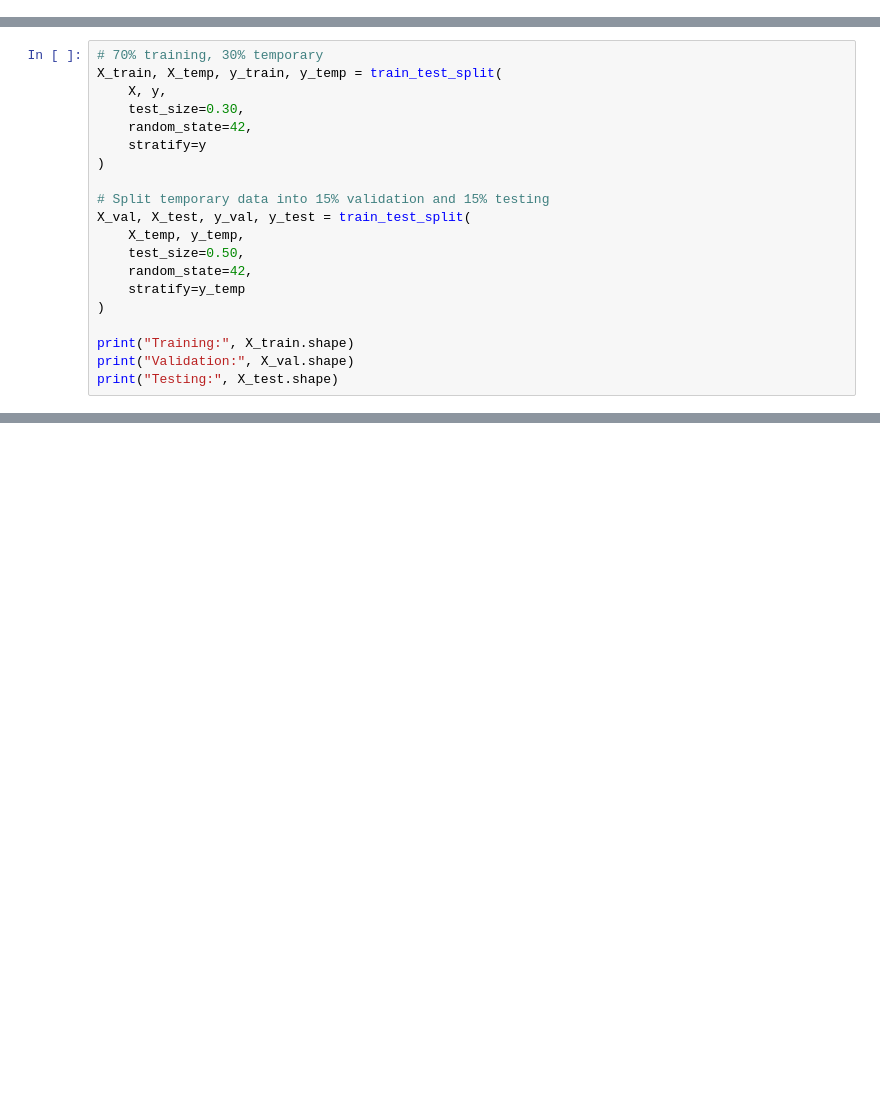
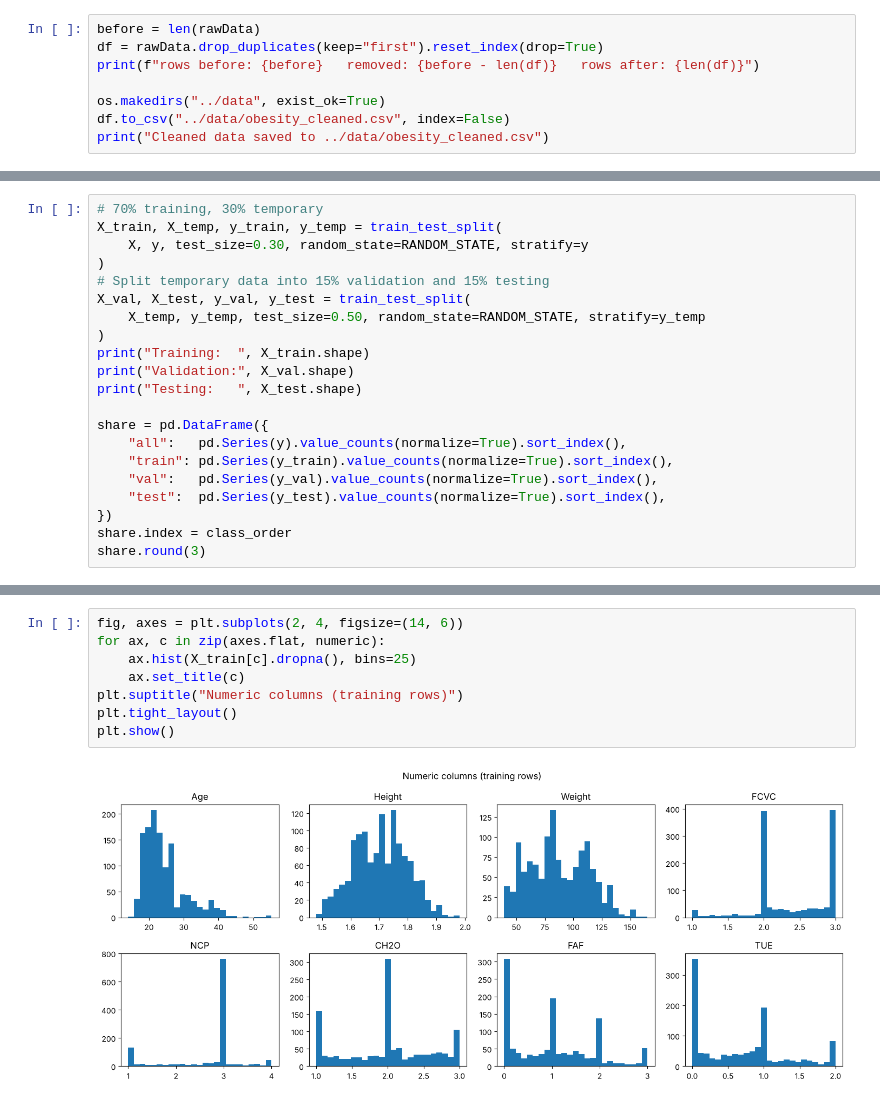
Before and after one commit to f26-sjsu-cmpe188/group8_project, a Jupyter notebook: notebooks/01_data_exploration_preprocessing.ipynb, the cells around one changed output, grey strips where cells are left out. Saved outputs shown, nothing was run; the diff lists cells and outputs as text; blank space fills up the shorter version.

Commit message:
Finish preprocessing notebook: fix bugs, add EDA, fitted preprocessor, save train/val/test

```diff
--- a/notebooks/01_data_exploration_preprocessing.ipynb
+++ b/notebooks/01_data_exploration_preprocessing.ipynb
@@ -66,0 +112,8 @@ Now we split the data (70/15/15) - this can be changed if preferred
+# %%
+before = len(rawData)
+df = rawData.drop_duplicates(keep="first").reset_index(drop=True)
+print(f"rows before: {before}   removed: {before - len(df)}   rows after: {len(df)}")
+
+os.makedirs("../data", exist_ok=True)
+df.to_csv("../data/obesity_cleaned.csv", index=False)
+print("Cleaned data saved to ../data/obesity_cleaned.csv")
@@ -67,20 +192,21 @@ Now we split the data (70/15/15) - this can be changed if preferred
 # %%
 # 70% training, 30% temporary
 X_train, X_temp, y_train, y_temp = train_test_split(
-    X, y,
-    test_size=0.30,
-    random_state=42,
-    stratify=y
+    X, y, test_size=0.30, random_state=RANDOM_STATE, stratify=y
 )
-
 # Split temporary data into 15% validation and 15% testing
 X_val, X_test, y_val, y_test = train_test_split(
-    X_temp, y_temp,
-    test_size=0.50,
-    random_state=42,
-    stratify=y_temp
+    X_temp, y_temp, test_size=0.50, random_state=RANDOM_STATE, stratify=y_temp
 )
+print("Training:  ", X_train.shape)
+print("Validation:", X_val.shape)
+print("Testing:   ", X_test.shape)
 
-print("Training:", X_train.shape)
-print("Validation:", X_val.shape)
-print("Testing:", X_test.shape)
+share = pd.DataFrame({
+    "all":   pd.Series(y).value_counts(normalize=True).sort_index(),
+    "train": pd.Series(y_train).value_counts(normalize=True).sort_index(),
+    "val":   pd.Series(y_val).value_counts(normalize=True).sort_index(),
+    "test":  pd.Series(y_test).value_counts(normalize=True).sort_index(),
+})
+share.index = class_order
+share.round(3)
@@ -86,0 +243,10 @@ print("Testing:", X_test.shape)
+# %%
+fig, axes = plt.subplots(2, 4, figsize=(14, 6))
+for ax, c in zip(axes.flat, numeric):
+    ax.hist(X_train[c].dropna(), bins=25)
+    ax.set_title(c)
+plt.suptitle("Numeric columns (training rows)")
+plt.tight_layout()
+plt.show()
+# %% [output]
+[figure, added]
```
Also changed, not shown: parts of 39 cells of this notebook, 13 other files.
